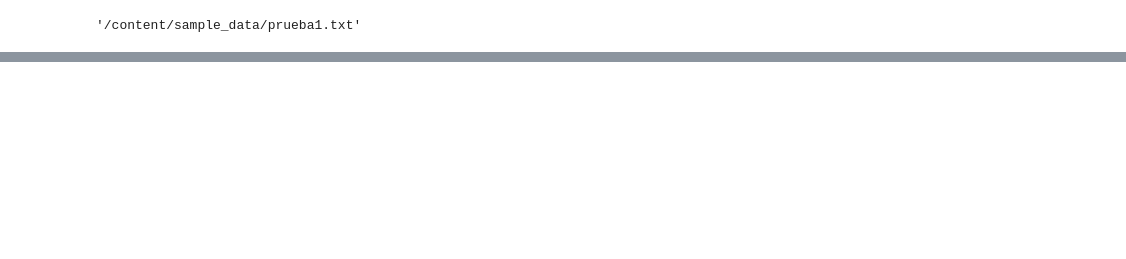
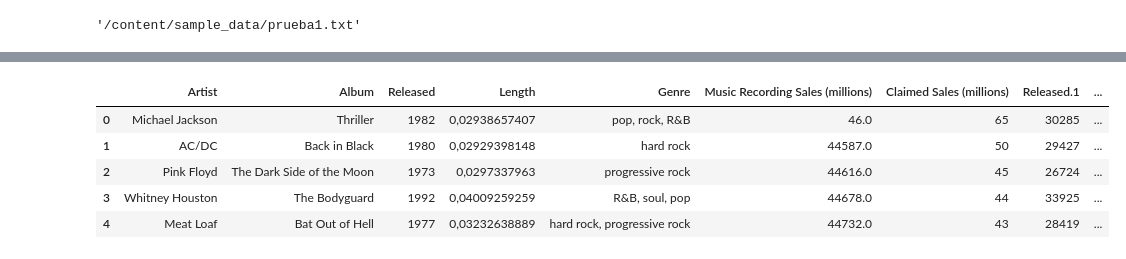
Before and after one commit to PosgradoMNA/actividades-de-aprendizaje-Malm24, a Jupyter notebook: Semana_2_Actividad_1_Python_for_Data_Science_(IBM)_A01113135.ipynb, the cells around one changed output, grey strips where cells are left out. Cells and saved outputs as stored; diff of their text form; code cells hidden in the pictures; blank space fills up the shorter version.

```diff
--- a/Semana_2_Actividad_1_Python_for_Data_Science_(IBM)_A01113135.ipynb
+++ b/Semana_2_Actividad_1_Python_for_Data_Science_(IBM)_A01113135.ipynb
@@ -12,0 +135,10 @@ ejercicio.name #Con este encontramos el nombre local del archivo
+# %%
+df = pd.read_csv("/content/IBM1 - Hoja 1.csv") #leer archivo csv
+df.head() #mostrar las primeras 5 filas del contenido
+# %% [output]
+|  | Artist | Album | Released | Length | Genre | Music Recording Sales (millions) | Claimed Sales (millions) | Released.1 | ... |
+| 0 | Michael Jackson | Thriller | 1982 | 0,02938657407 | pop, rock, R&B | 46.0 | 65 | 30285 | ... |
+| 1 | AC/DC | Back in Black | 1980 | 0,02929398148 | hard rock | 44587.0 | 50 | 29427 | ... |
+| 2 | Pink Floyd | The Dark Side of the Moon | 1973 | 0,0297337963 | progressive rock | 44616.0 | 45 | 26724 | ... |
+| 3 | Whitney Houston | The Bodyguard | 1992 | 0,04009259259 | R&B, soul, pop | 44678.0 | 44 | 33925 | ... |
+| 4 | Meat Loaf | Bat Out of Hell | 1977 | 0,03232638889 | hard rock, progressive rock | 44732.0 | 43 | 28419 | ... |
```
Also changed, not shown: parts of 34 cells of this notebook.
